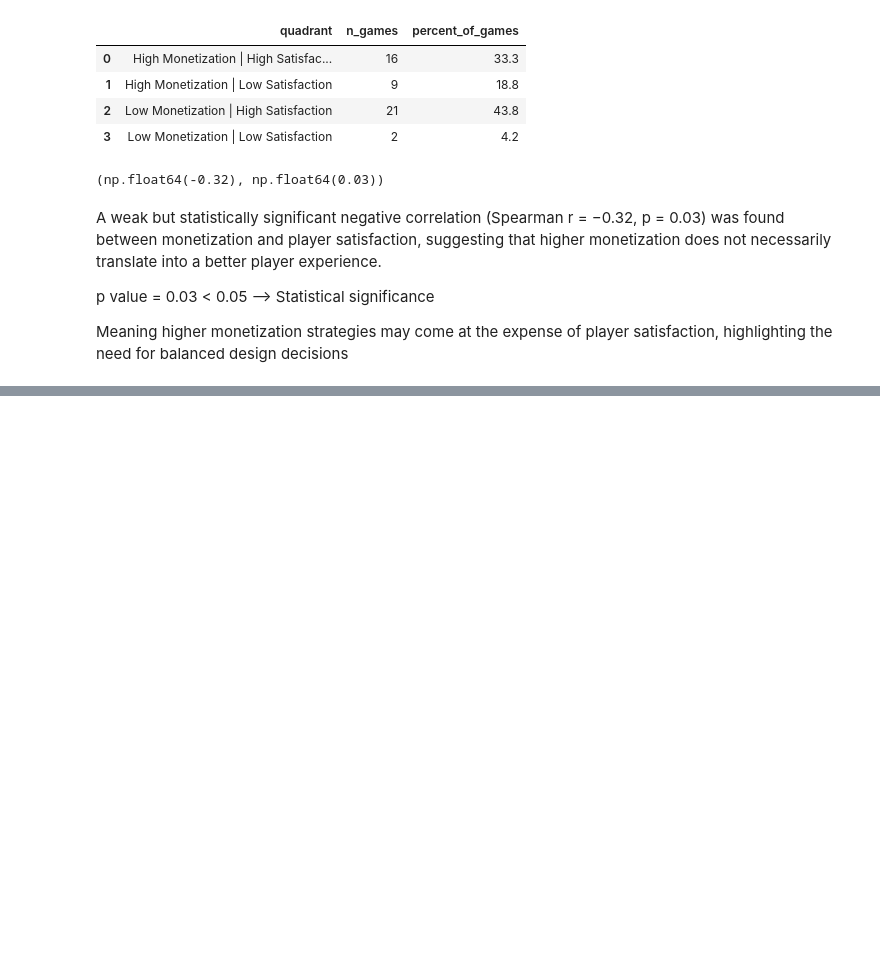
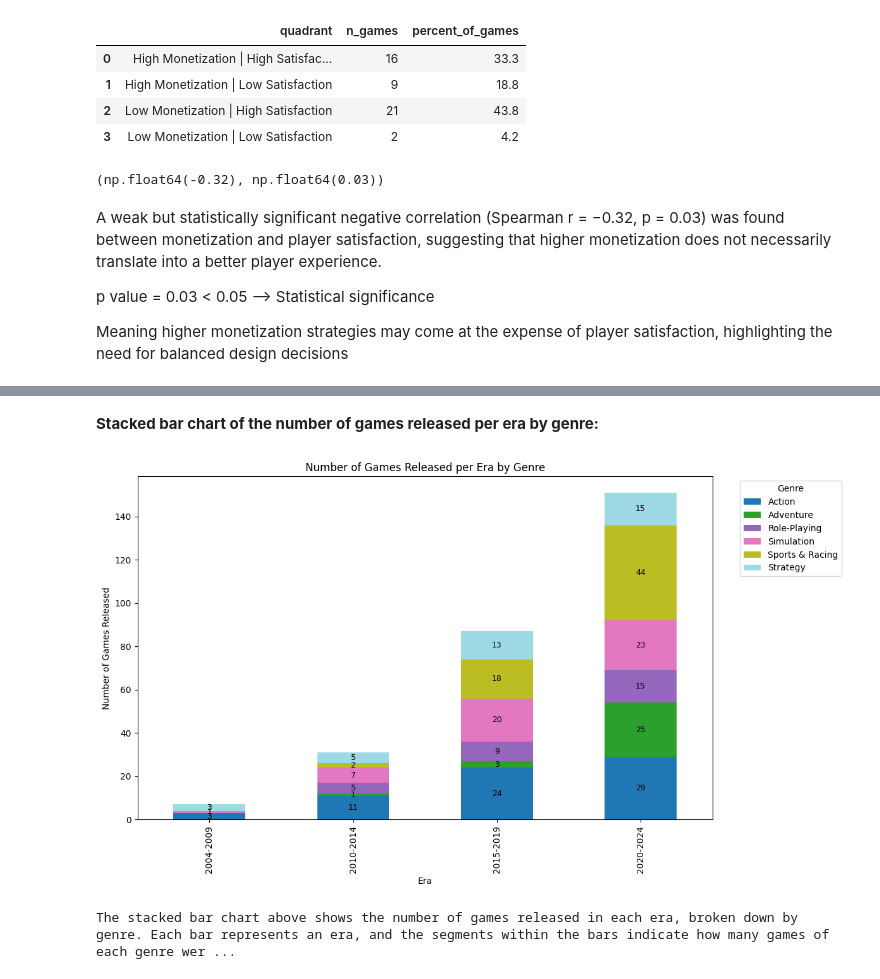
Before and after one commit to OfirBH/Steam_Final_Project, a Jupyter notebook: steam_final_project.ipynb, the cells around one changed output, grey strips where cells are left out. Saved outputs shown, nothing was run; the diff lists cells and outputs as text; code cells hidden in the pictures; blank space fills up the shorter version.

```diff
--- a/steam_final_project.ipynb
+++ b/steam_final_project.ipynb
@@ -1854,0 +2191,32 @@ Meaning higher monetization strategies may come at the expense of player satisfa
+# %% [markdown]
+**Stacked bar chart of the number of games released per era by genre:**
+# %%
+# For the stacked bar chart per era by genre:
+games_per_era_genre = unique_game_df.groupby(['era', 'genre'])['game_name'].count().unstack(fill_value=0)
+fig, ax = plt.subplots(figsize=(12,7))
+games_per_era_genre.plot(kind='bar', stacked=True, colormap='tab20', ax=ax)
+plt.xlabel('Era')
+plt.ylabel('Number of Games Released')
+plt.title('Number of Games Released per Era by Genre')
+plt.legend(title='Genre', bbox_to_anchor=(1.04, 1), loc='upper left')
+plt.tight_layout()
+
+# Add numbers to each stacked bar segment
+for c in ax.containers:
+    for bar in c:
+        height = bar.get_height()
+        if height > 0:
+            ax.annotate(f"{int(height)}",
+                        (bar.get_x() + bar.get_width() / 2, bar.get_y() + height/2),
+                        ha='center', va='center', fontsize=9, color='black', rotation=0)
+
+plt.show()
+
+print(
+    "The stacked bar chart above shows the number of games released in each era, broken down by genre. "
+    "Each bar represents an era, and the segments within the bars indicate how many games of each genre were released during that period. "
+    "This helps visualize the evolution of genre trends in game releases over time."
+)
+# %% [output]
+[figure, added]
+The stacked bar chart above shows the number of games released in each era, broken down by genre. Each bar represents an era, and the segments within the bars indicate how many games of each genre wer ...
```
Also changed, not shown: parts of 21 cells of this notebook.
